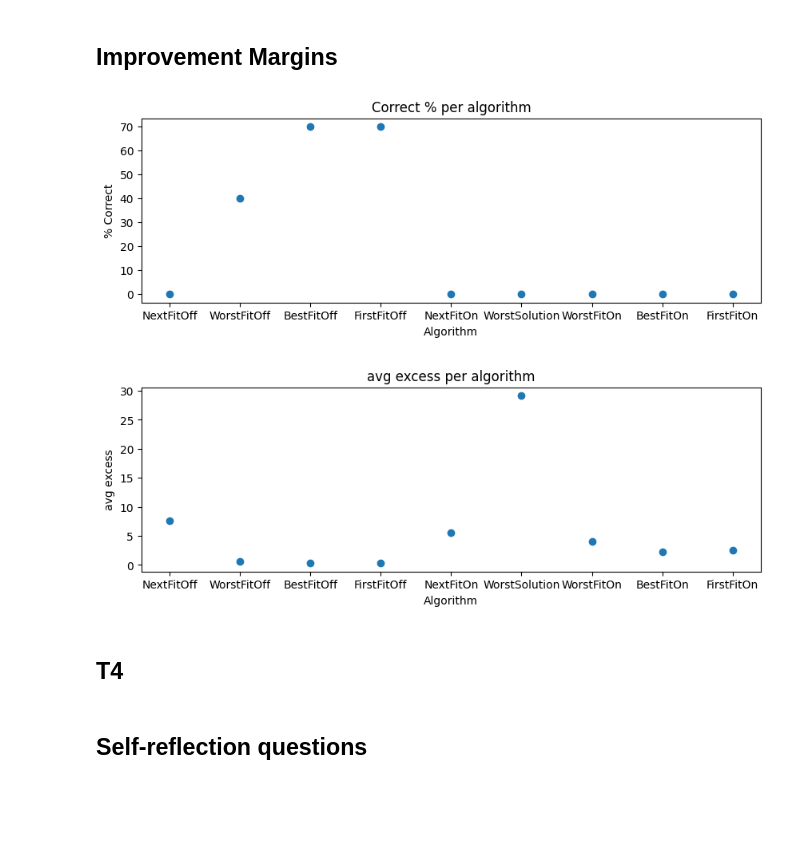
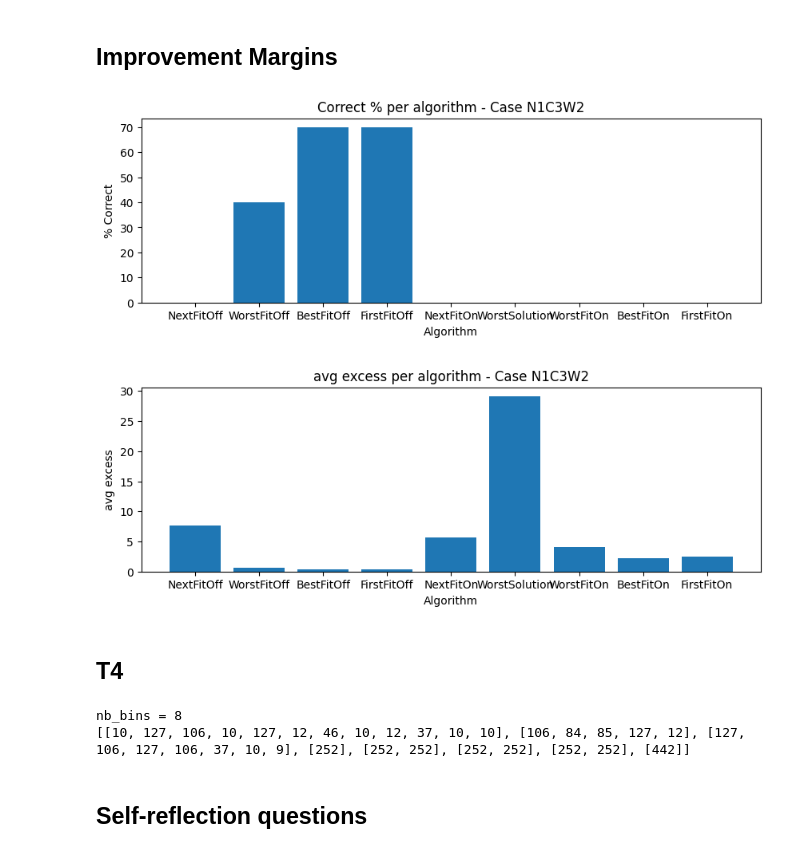
Before and after one commit to jinalkast/Bin-Packing, a Jupyter notebook: report.ipynb, the cells around one changed output. Drawn from its saved outputs; the diff is of its cells as text; code cells hidden in the pictures; blank space fills up the shorter version.

Commit message:
Updated graphs in report to bar graph

```diff
--- a/report.ipynb
+++ b/report.ipynb
@@ -168,29 +219,34 @@ cases = list_case_files(CASES)
 #     print()
 # %%
 plt.figure(figsize=(10,3))
-plt.scatter([i for i in correct_percentage], correct_percentage.values())
+plt.bar([i for i in correct_percentage], correct_percentage.values())
 plt.xlabel('Algorithm')
 plt.ylabel('% Correct')
-plt.title('Correct % per algorithm')
+plt.title('Correct % per algorithm - Case N1C3W2')
 plt.show()
 # %% [output]
-[figure, old version]
+[figure, new version]
 # %%
 plt.figure(figsize=(10,3))
-plt.scatter([i for i in avg_excess], avg_excess.values())
+plt.bar([i for i in avg_excess], avg_excess.values())
 plt.xlabel('Algorithm')
 plt.ylabel('avg excess')
-plt.title('avg excess per algorithm')
+plt.title('avg excess per algorithm - Case N1C3W2')
 plt.show()
 # %% [output]
-[figure, old version]
+[figure, new version]
 # %% [markdown]
 ## T4
 # %%
 strategy: Offline = online.RefinedFirstFitOn()
+dataset = '_datasets/binpp/N1C1W1/N1C1W1_B.BPP.txt'
+reader: DatasetReader = BinppReader(dataset)
 result = strategy(reader.online())
 print(f'nb_bins = {len(result)}')
 print(f'{sorted(result)}')
+# %% [output]
+nb_bins = 8
+[[10, 127, 106, 10, 127, 12, 46, 10, 12, 37, 10, 10], [106, 84, 85, 127, 12], [127, 106, 127, 106, 37, 10, 9], [252], [252, 252], [252, 252], [252, 252], [442]]
 # %% [markdown]
 ## Self-reflection questions
 # %% [markdown]
```
Also changed, not shown: parts of 16 cells of this notebook, 2 other files.
